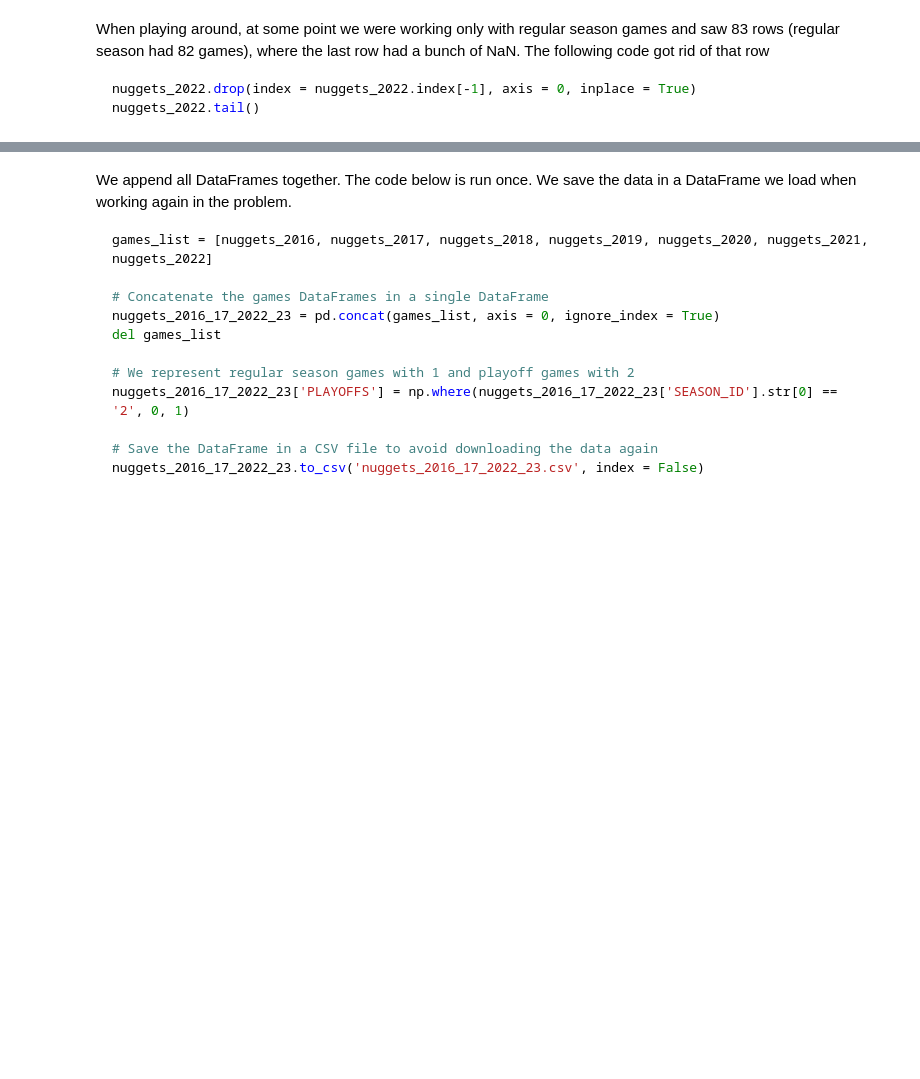
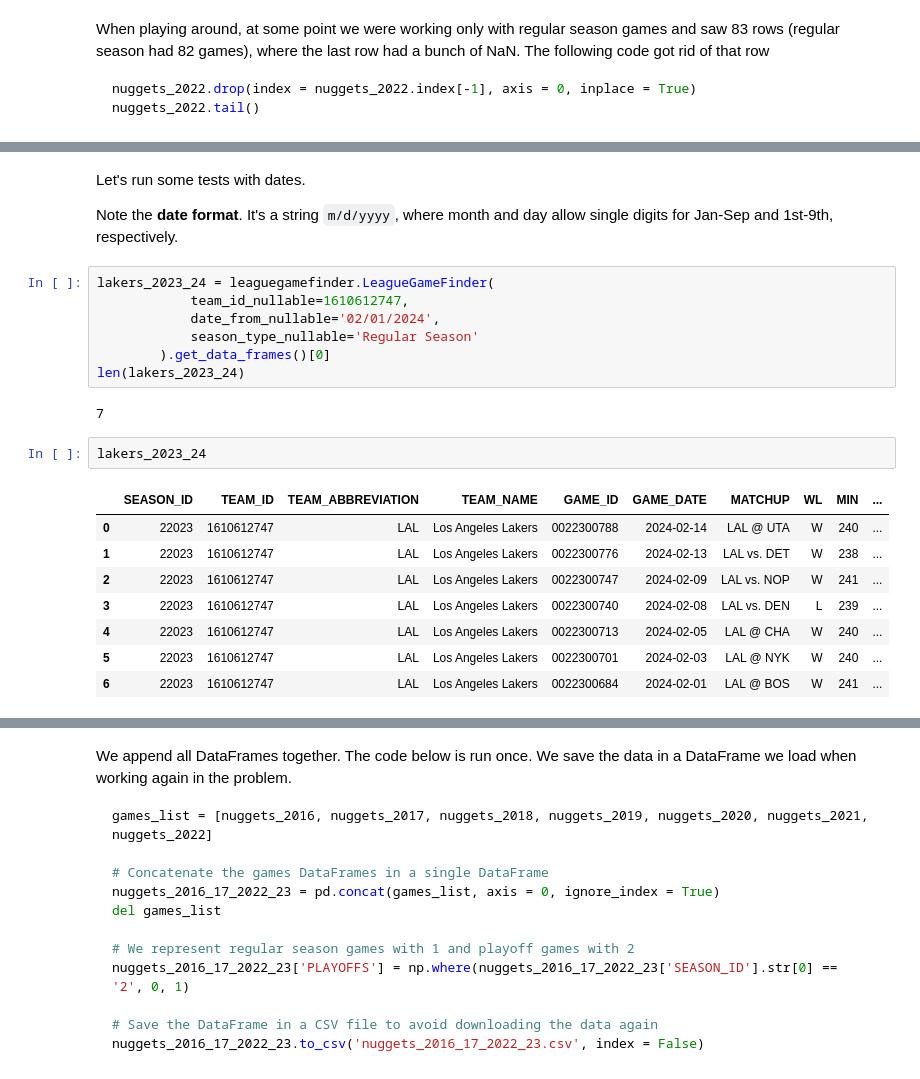
Before and after one commit to jacasta2/nba_analysis, a Jupyter notebook: jokic_murray/etl.ipynb, the cells around one changed output, grey strips where cells are left out. Saved outputs shown, nothing was run; the diff lists cells and outputs as text; blank space fills up the shorter version.

```diff
--- a/jokic_murray/etl.ipynb
+++ b/jokic_murray/etl.ipynb
@@ -473,0 +568,24 @@ nuggets_2022.tail()
+# %% [markdown]
+Let's run some tests with dates.
+
+Note the **date format**. It's a string `m/d/yyyy`, where month and day allow single digits for Jan-Sep and 1st-9th, respectively.
+# %%
+lakers_2023_24 = leaguegamefinder.LeagueGameFinder(
+            team_id_nullable=1610612747,
+            date_from_nullable='02/01/2024',
+            season_type_nullable='Regular Season'
+        ).get_data_frames()[0]
+len(lakers_2023_24)
+# %% [output]
+7
+# %%
+lakers_2023_24
+# %% [output]
+|  | SEASON_ID | TEAM_ID | TEAM_ABBREVIATION | TEAM_NAME | GAME_ID | GAME_DATE | MATCHUP | WL | MIN | ... |
+| 0 | 22023 | 1610612747 | LAL | Los Angeles Lakers | 0022300788 | 2024-02-14 | LAL @ UTA | W | 240 | ... |
+| 1 | 22023 | 1610612747 | LAL | Los Angeles Lakers | 0022300776 | 2024-02-13 | LAL vs. DET | W | 238 | ... |
+| 2 | 22023 | 1610612747 | LAL | Los Angeles Lakers | 0022300747 | 2024-02-09 | LAL vs. NOP | W | 241 | ... |
+| 3 | 22023 | 1610612747 | LAL | Los Angeles Lakers | 0022300740 | 2024-02-08 | LAL vs. DEN | L | 239 | ... |
+| 4 | 22023 | 1610612747 | LAL | Los Angeles Lakers | 0022300713 | 2024-02-05 | LAL @ CHA | W | 240 | ... |
+| 5 | 22023 | 1610612747 | LAL | Los Angeles Lakers | 0022300701 | 2024-02-03 | LAL @ NYK | W | 240 | ... |
+| 6 | 22023 | 1610612747 | LAL | Los Angeles Lakers | 0022300684 | 2024-02-01 | LAL @ BOS | W | 241 | ... |
```
Also changed, not shown: parts of 27 cells of this notebook, 9 other files.
